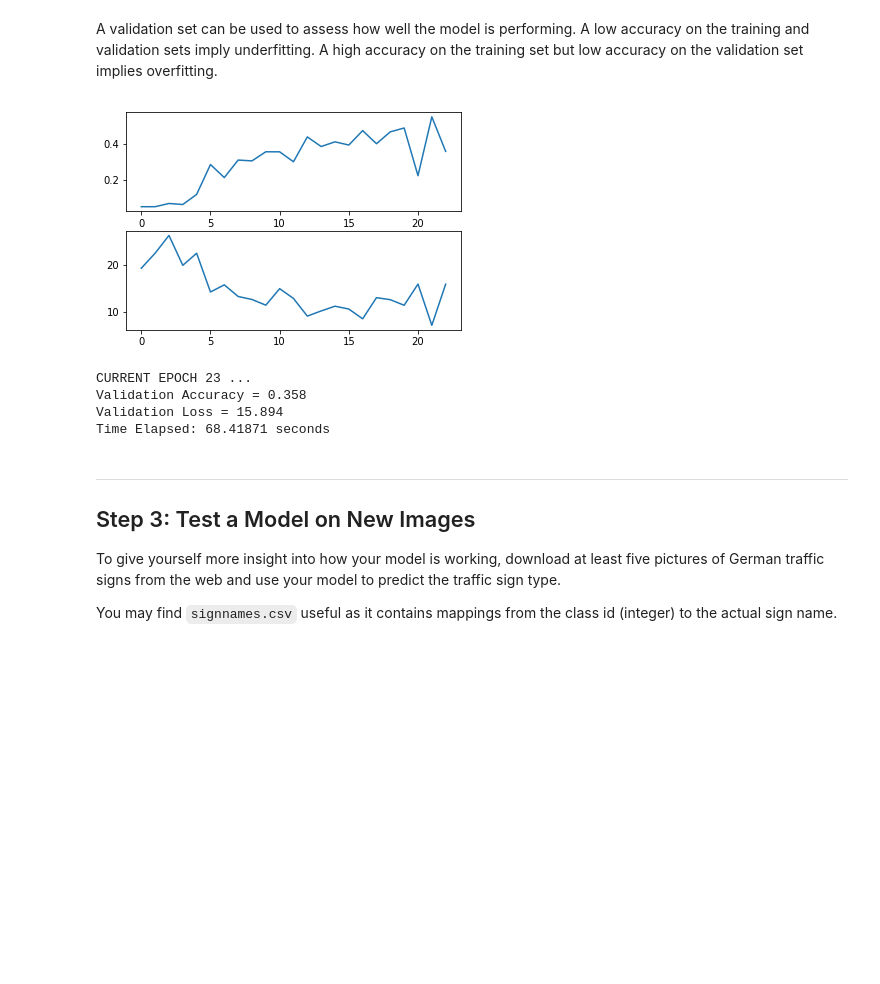
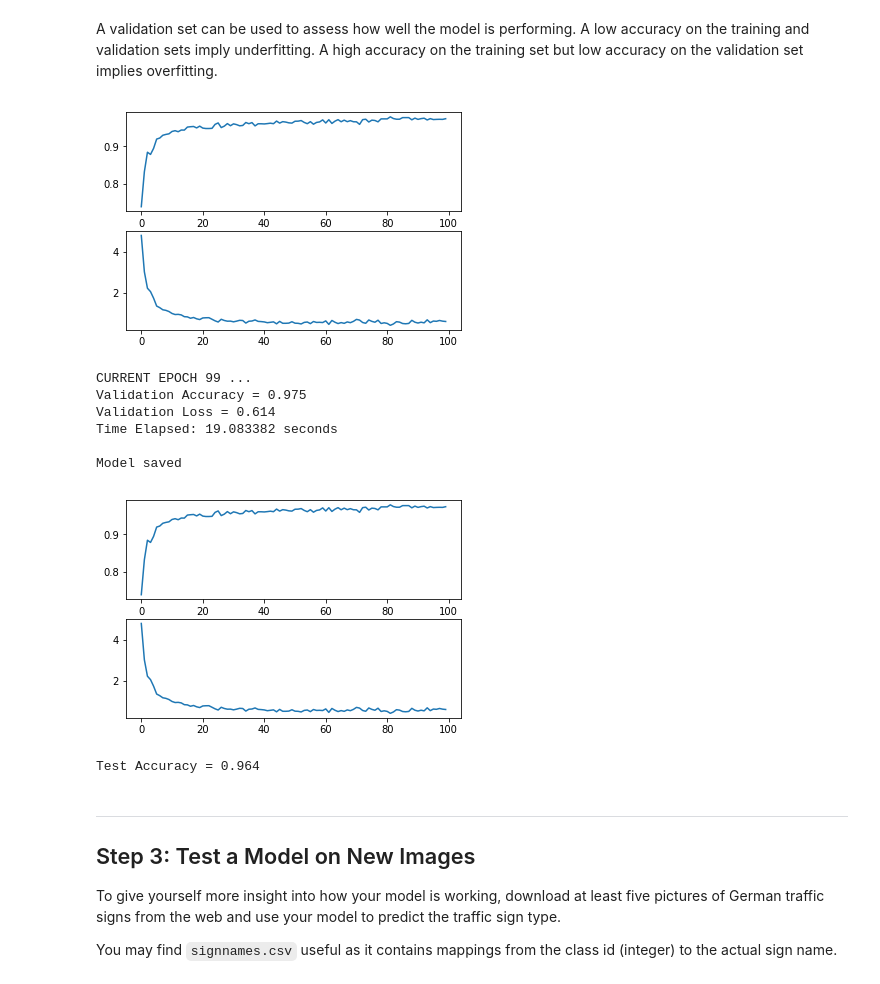
Before and after one commit to ShikaSD/CarND-Traffic-Sign-Classifier-Project, a Jupyter notebook: Traffic_Sign_Classifier.ipynb, the cells around one changed output. Cells and saved outputs as stored; diff of their text form; code cells hidden in the pictures; blank space fills up the shorter version.

Commit message:
Use conv2d

```diff
--- a/Traffic_Sign_Classifier.ipynb
+++ b/Traffic_Sign_Classifier.ipynb
@@ -123,7 +123,7 @@ Here is an example of a [published baseline model on this problem](http://yann.l
 # %% [markdown]
 Use the code cell (or multiple code cells, if necessary) to implement the first step of your project.
 # %%
-def augment(label, number, angle=15, transform_dev=10, mu=3, stddev=10, rate=1):
+def augment(label, number, angle=90, transform_dev=10, mu=3, stddev=10, rate=1):
     if number == 0:
         return (0, [])
 
@@ -159,10 +159,9 @@ def augment(label, number, angle=15, transform_dev=10, mu=3, stddev=10, rate=1):
 
         img = cv2.warpAffine(image, rotation_matrix, (image.shape[1], image.shape[0]))
         img = cv2.warpAffine(image, affine_transform, (image.shape[1], image.shape[0]))
-        # Add some noise
-        noise = np.empty_like(img)
-        cv2.randn(noise, mu, stddev)
-        result.append(img + noise)
+        # Add some blur
+        img = cv2.GaussianBlur(img, (3,3), 0)
+        result.append(img)
 
     return (int(number * rate), result)
 # %%
@@ -247,18 +246,16 @@ y = tf.placeholder(tf.int32, (None))
 keep_prob = tf.placeholder(tf.float32)
 
 normalized = tf.div(tf.subtract(x, 128), 255)
-layer0 = conv_layer(normalized, [3, 3, 3, 32], name="layer0")
-layer1 = conv_layer(layer0, [3, 3, 32, 32], name="layer1")
-layer2 = tf.nn.dropout(pool(layer1), keep_prob)
-layer3 = conv_layer(layer2, [3, 3, 32, 64], name="layer3")
-layer4 = conv_layer(layer3, [3, 3, 64, 64], name="layer4")
-layer5 = tf.nn.dropout(pool(layer4), keep_prob)
-layer6 = conv_layer(layer5, [3, 3, 64, 128], name="layer6")
-layer7 = conv_layer(layer6, [3, 3, 128, 128], name="layer7")
-layer8 = tf.nn.dropout(fc_layer(flatten(layer7), [128, 100], name="layer8"), keep_prob)
-layer9 = tf.nn.dropout(fc_layer(layer8, [100, 100], name="layer9"), keep_prob)
+layer0 = conv_layer(normalized, [5, 5, 3, 6], name="layer0")
+layer1 = pool(layer0)
+layer2 = conv_layer(layer1, [5, 5, 6, 16], name="layer2")
+layer3 = pool(layer2)
 
-logits = fc_layer(layer9, [100, n_classes], name="logits")
+layer4 = tf.concat([flatten(layer3), flatten(layer1)], 1)
+layer5 = tf.nn.dropout(fc_layer(layer4, [1576, 512], name="layer4"), keep_prob)
+layer6 = tf.nn.dropout(fc_layer(layer5, [512, 256], name="layer5"), keep_prob)
+
+logits = fc_layer(layer6, [256, n_classes], name="logits")
 # %% [markdown]
 ### Train, Validate and Test the Model
 # %% [markdown]
@@ -312,56 +309,58 @@ with tf.Session() as sess:
         X_aug, y_aug = list(X_train), list(y_train)
         max_items = max(number_of_items)
         for index in range(0, n_classes):
-           items_added, result = augment(i, max_items - number_of_items[i], rate=0.9 ** i)
+           items_added, result = augment(index, max_items - number_of_items[index], rate=0.9 ** i)
            X_aug += result
            y_aug += ([index] * (items_added))
         X_aug, y_aug = shuffle(X_aug, y_aug)
 
-       # num_examples = len(X_aug)
+        num_examples = len(X_aug)
         for offset in range(0, num_examples, BATCH_SIZE):
             end = offset + BATCH_SIZE
-            batch_x, batch_y = X_train[offset:end], y_train[offset:end]
+            batch_x, batch_y = X_aug[offset:end], y_aug[offset:end]
             sess.run(training_operation, feed_dict={x: batch_x, y: batch_y, keep_prob: 0.5})
 
         loss, accuracy = evaluate(X_valid, y_valid)
 
         clear_output(wait=True)
 
         epoch_loss.append(loss)
         epoch_accuracy.append(accuracy)
 
         plt.close("all")
 
         figure = plt.figure()
         sp = figure.add_subplot(2, 1, 1)
         sp.plot(range(0, len(epoch_accuracy)), epoch_accuracy)
         sp = figure.add_subplot(2, 1, 2)
         sp.plot(range(0, len(epoch_loss)), epoch_loss)
 
         display(plt.gcf())
 
         print("CURRENT EPOCH {} ...".format(i))
         print("Validation Accuracy = {:.3f}".format(accuracy))
         print("Validation Loss = {:.3f}".format(loss))
         print("Time Elapsed: {} seconds".format((datetime.now() - time).total_seconds()))
         print()
 
-        if accuracy >= max(epoch_accuracy):
-
-
     saver.save(sess, './lenet')
     print("Model saved")
 # %% [output]
-[figure, old version]
+[figure, new version]
-CURRENT EPOCH 23 ...
-Validation Accuracy = 0.358
-Validation Loss = 15.894
-Time Elapsed: 68.41871 seconds
+CURRENT EPOCH 99 ...
+Validation Accuracy = 0.975
+Validation Loss = 0.614
+Time Elapsed: 19.083382 seconds
+
+Model saved
+[figure, added]
 # %%
 with tf.Session() as sess:
     saver.restore(sess, tf.train.latest_checkpoint('.'))
     loss, test_accuracy = evaluate(X_test, y_test)
     print("Test Accuracy = {:.3f}".format(test_accuracy))
+# %% [output]
+Test Accuracy = 0.964
 # %% [markdown]
 ---
 
```
Also changed, not shown: parts of 7 cells of this notebook, 5 other files.
